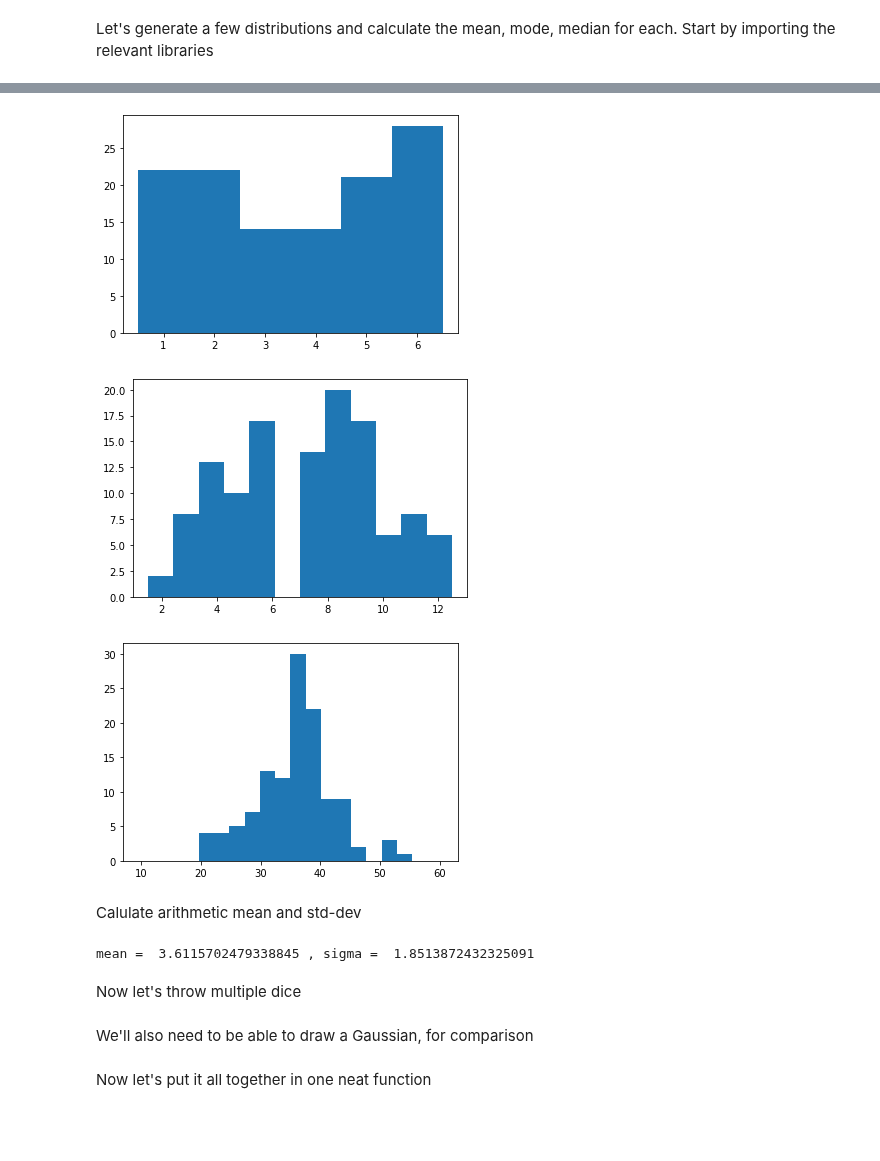
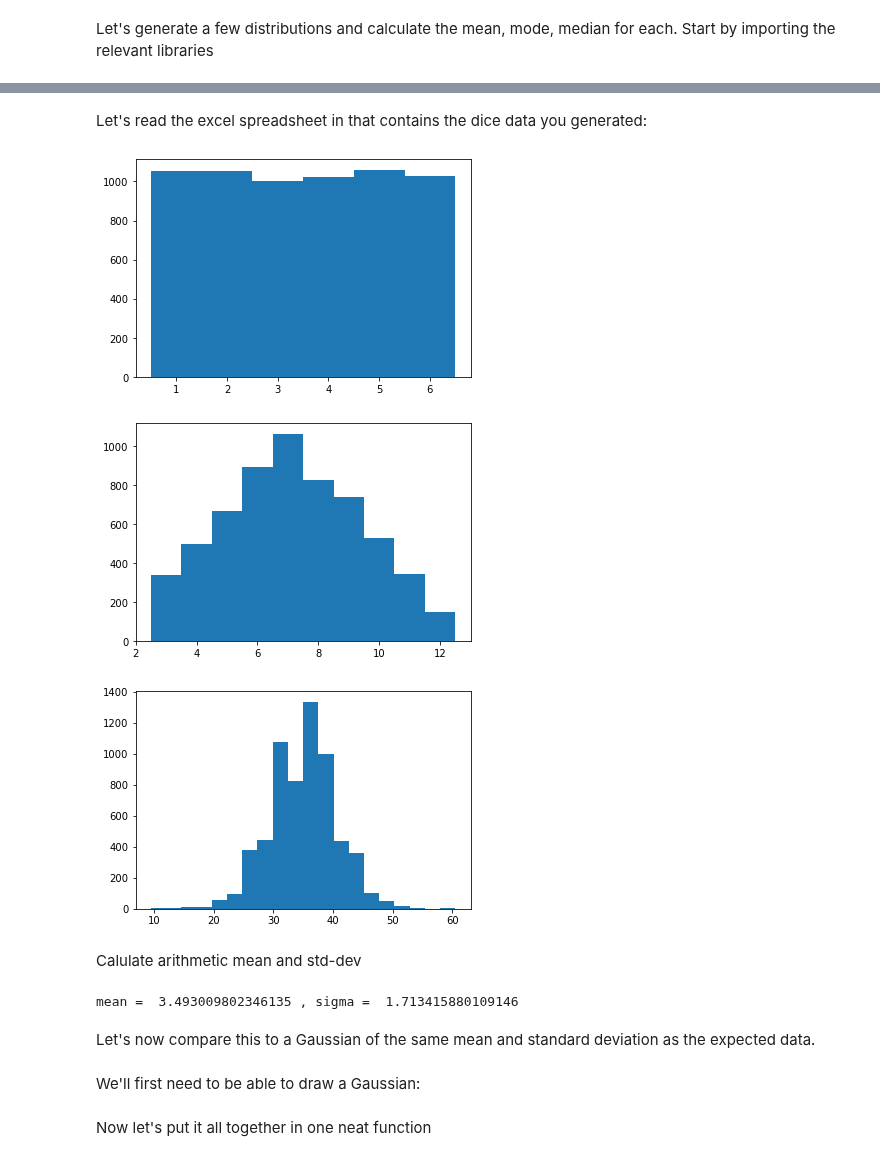
Before and after one commit to JonasRademacker/JupyterNotebooksForTeachingMath, a Jupyter notebook: CentralLimitTheoremWithRealDice.ipynb, the cells around one changed output, grey strips where cells are left out. Drawn from its saved outputs; the diff is of its cells as text; code cells hidden in the pictures; blank space fills up the shorter version.

```diff
--- a/CentralLimitTheoremWithRealDice.ipynb
+++ b/CentralLimitTheoremWithRealDice.ipynb
@@ -22,5 +15,7 @@ def throwOneDie(HowOften):
+# %% [markdown]
+Let's read the excel spreadsheet in that contains the dice data you generated:
 # %%
-filename="/Users/phjhr/Dropbox/TESHEP_Stats/2407_TESHEPStatistics/DiceRolled_v2.xlsx"  # <<<<<<<<< modify this
+filename="/Users/phjhr/Dropbox/PGStats/NCP_ProblemSheet/DiceNCP2024.xlsx"  # <<<<<<<<< modify this
 ## replace the filename with the name OF your own downloaded Excel file
 ##
 dfall=pd.read_excel(filename)
@@ -33,19 +28,19 @@ oneDieRandom =df["Roll a die once, submit the result"]
 h=plt.hist(oneDieRandom, 6, range=(0.5, 6.5)) # make histogram
 plt.show()
 # %% [output]
-[figure, old version]
+[figure, new version]
 # %%
 twoDiceRandom =df["Roll two dice (or one die twice), submit the sum of results"]
-h=plt.hist(twoDiceRandom, 12, range=(1.5, 12.5)) # make histogram
+h=plt.hist(twoDiceRandom, 10, range=(2.5, 12.5)) # make histogram
 plt.show()
 # %% [output]
-[figure, old version]
+[figure, new version]
 # %%
 tenDiceRandom =df["Roll 10 dice, submit the sum of results"]
 h=plt.hist(tenDiceRandom, 20, range=(9.5, 60.5)) # make histogram
 plt.show()
 # %% [output]
-[figure, old version]
+[figure, new version]
 # %% [markdown]
 Calulate arithmetic mean and std-dev
 # %%
@@ -65,11 +60,11 @@ def meanAndStdev(sample):
 mu, variance, sigma = meanAndStdev(oneDieRandom)
 print("mean = ", mu, ", sigma = ", sigma)
 # %% [output]
-mean =  3.6115702479338845 , sigma =  1.8513872432325091
+mean =  3.493009802346135 , sigma =  1.713415880109146
-# %% [markdown]
-Now let's throw multiple dice
+# %% [markdown]
+Let's now compare this to a Gaussian of the same mean and standard deviation as the expected data.
 # %% [markdown]
-We'll also need to be able to draw a Gaussian, for comparison
+We'll first need to be able to draw a Gaussian:
 # %%
 def gauss(x, mean, sigma):
     Del = (x-mean)/sigma
```
Also changed, not shown: parts of 12 cells of this notebook.
